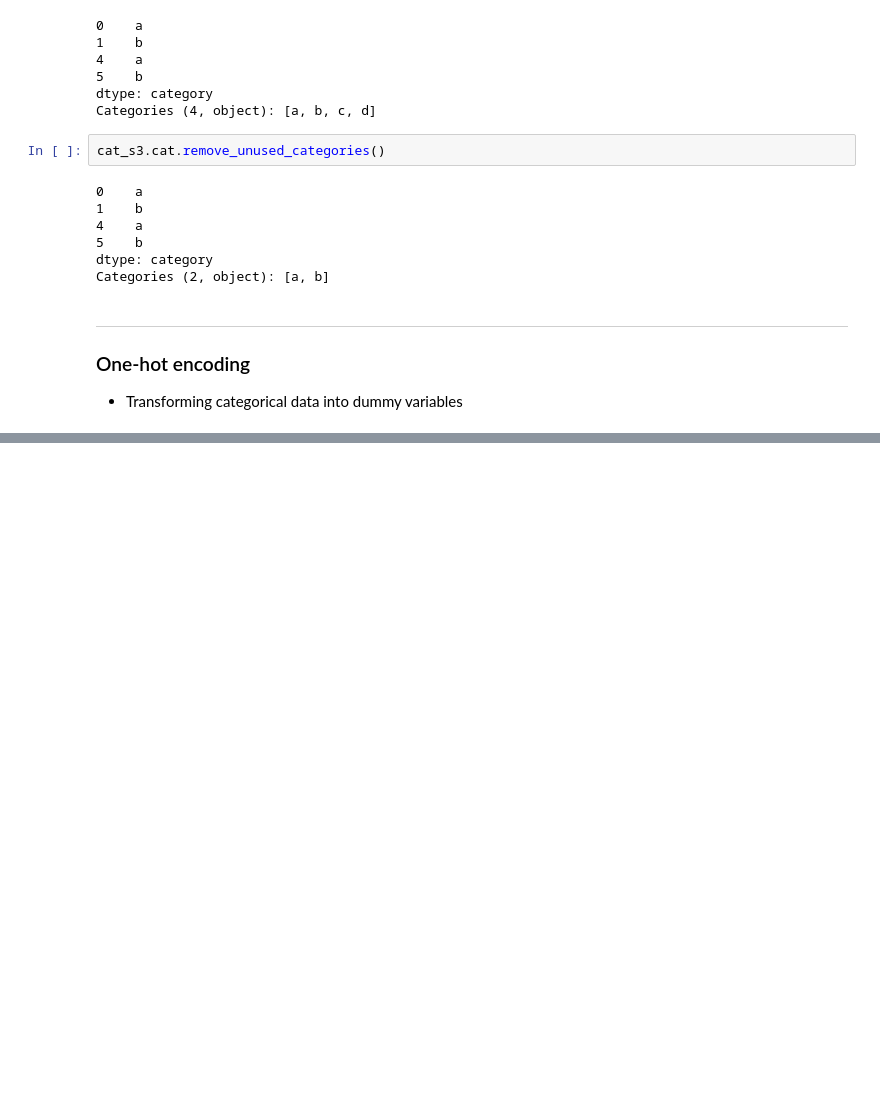
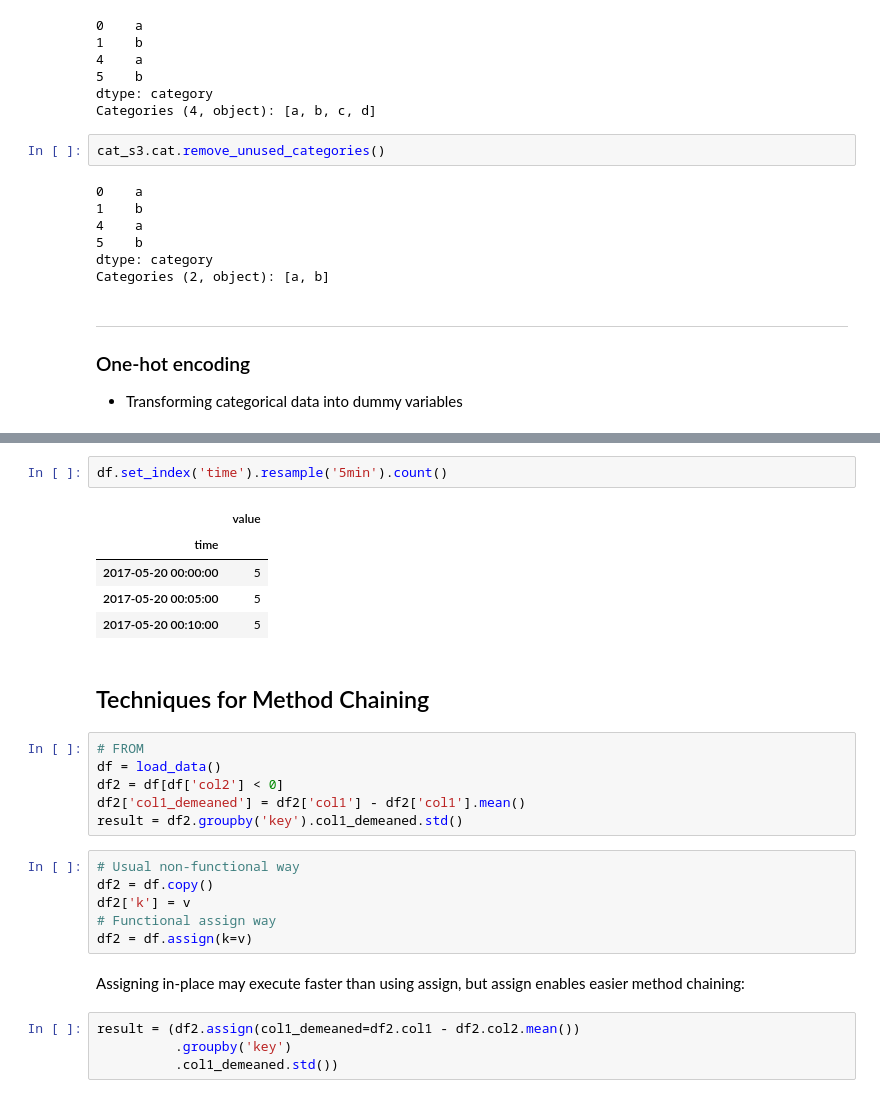
Before and after one commit to richdayandnight/data-science-notebook, a Jupyter notebook: python-for-data-analysis/Chapter 12 Advanced Pandas.ipynb, the cells around one changed output, grey strips where cells are left out. Saved outputs shown, nothing was run; the diff lists cells and outputs as text; blank space fills up the shorter version.

```diff
--- a/python-for-data-analysis/Chapter 12 Advanced Pandas.ipynb
+++ b/python-for-data-analysis/Chapter 12 Advanced Pandas.ipynb
@@ -333,0 +545,29 @@ Categories (2, object): [a, b]
+# %%
+df.set_index('time').resample('5min').count()
+# %% [output]
+|  | value |
+| time |  |
+| 2017-05-20 00:00:00 | 5 |
+| 2017-05-20 00:05:00 | 5 |
+| 2017-05-20 00:10:00 | 5 |
+# %% [markdown]
+## Techniques for Method Chaining
+# %%
+# FROM
+df = load_data()
+df2 = df[df['col2'] < 0]
+df2['col1_demeaned'] = df2['col1'] - df2['col1'].mean()
+result = df2.groupby('key').col1_demeaned.std()
+# %%
+# Usual non-functional way
+df2 = df.copy()
+df2['k'] = v
+# Functional assign way
+df2 = df.assign(k=v)
+# %% [markdown]
+Assigning in-place may execute faster than using assign, but assign enables easier
+method chaining:
+# %%
+result = (df2.assign(col1_demeaned=df2.col1 - df2.col2.mean())
+          .groupby('key')
+          .col1_demeaned.std())
```
Also changed, not shown: parts of 26 cells of this notebook.
